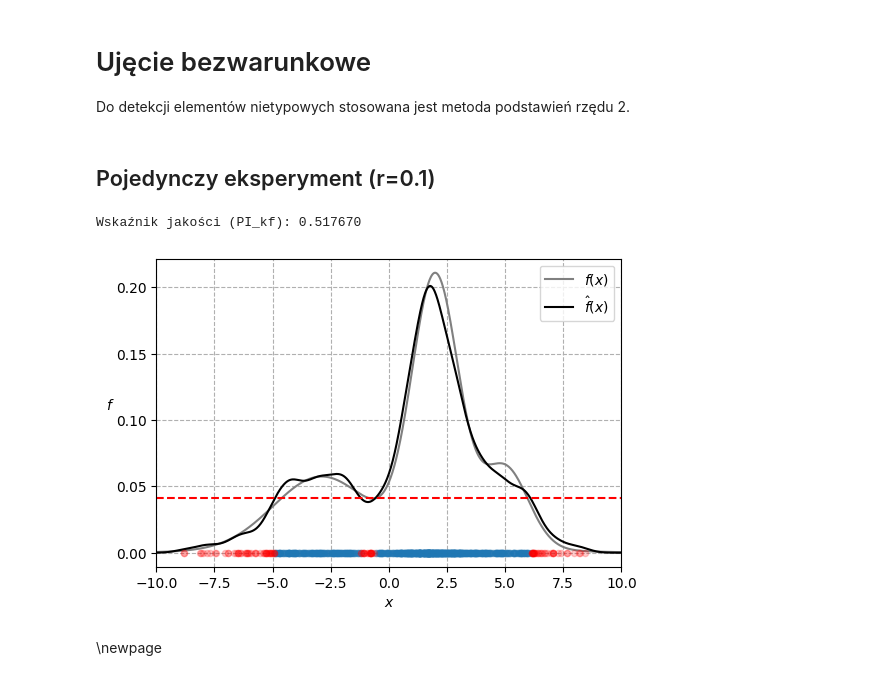
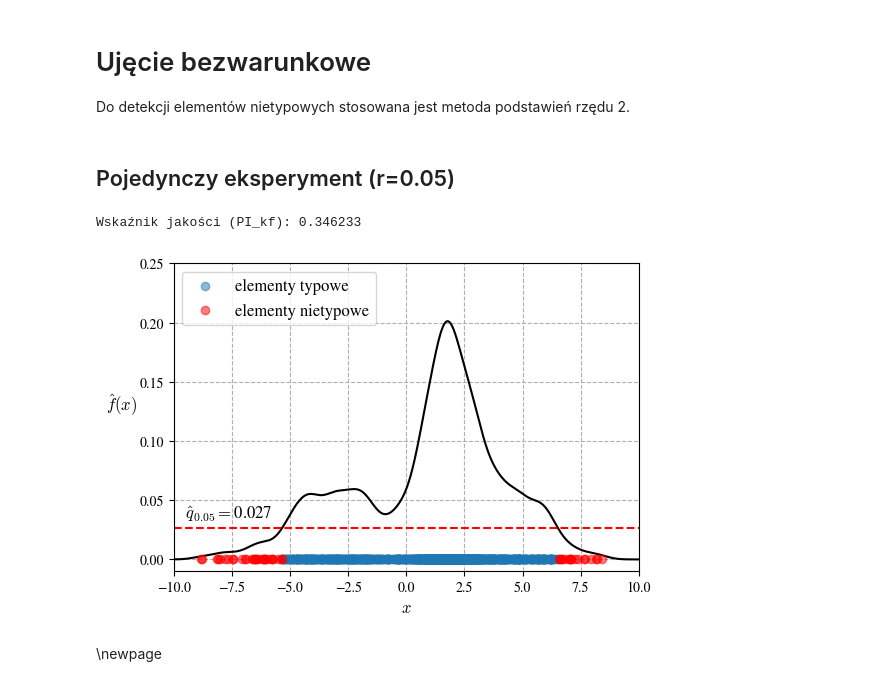
Before and after one commit to krystianfranus/kde-learn, a Jupyter notebook: notebooks/synthetic_dataset_outliers.ipynb, the cells around one changed output. Cells and saved outputs as stored; diff of their text form; code cells hidden in the pictures.

```diff
--- a/notebooks/synthetic_dataset_outliers.ipynb
+++ b/notebooks/synthetic_dataset_outliers.ipynb
@@ -115,7 +125,7 @@ Uwaga: Dane z 4 członu to traktowane są jako szum
 np.random.seed(1)
 
 # Data
-n_experiments = 2  # 100
+n_experiments = 100
 m_train = 1000
 n_x, n_y = 1, 1
 
@@ -164,17 +174,18 @@ y_train = z_train[:, :, [1]]
 
 
 # Plot
-plt.figure(figsize=(6, 4))
+plt.figure(figsize=(6, 4), dpi=100)
 
-plt.scatter(x_train[0, -m_train4:], y_train[0, -m_train4:], facecolors="none", edgecolors="red", zorder=2, alpha=0.8)
-plt.scatter(x_train[0, :m_train1], y_train[0, :m_train1], facecolors="none", edgecolors="cornflowerblue", zorder=2, alpha=0.8)
-plt.scatter(x_train[0, m_train1:m_train1+m_train2], y_train[0, m_train1:m_train1+m_train2], facecolors="none", edgecolors="goldenrod", zorder=2, alpha=0.8)
-plt.scatter(x_train[0, m_train1+m_train2:m_train1+m_train2+m_train3], y_train[0, m_train1+m_train2:m_train1+m_train2+m_train3], facecolors="none", edgecolors="mediumseagreen", zorder=2, alpha=0.8)
+plt.scatter(x_train[0, -m_train4:], y_train[0, -m_train4:], c="red", zorder=2, alpha=0.5)
+plt.scatter(x_train[0, :m_train1], y_train[0, :m_train1], c="cornflowerblue", zorder=2, alpha=0.5)
+plt.scatter(x_train[0, m_train1:m_train1+m_train2], y_train[0, m_train1:m_train1+m_train2], c="goldenrod", zorder=2, alpha=0.5)
+plt.scatter(x_train[0, m_train1+m_train2:m_train1+m_train2+m_train3], y_train[0, m_train1+m_train2:m_train1+m_train2+m_train3], c="mediumseagreen", zorder=2, alpha=0.5)
 
 plt.xlim(-10, 10)
-plt.ylim(-5, 5)
-plt.xlabel("$x$")
-plt.ylabel("$y$", rotation=0)
+plt.ylim(-6, 6)
+plt.xlabel("$x$", fontsize=12)
+plt.ylabel("$y$", rotation=0, fontsize=12)
 plt.grid(linestyle="--")
+# plt.savefig("synthetic_data.pdf", format="pdf", bbox_inches="tight")
 plt.show()
 # %% [output]
@@ -194,42 +205,45 @@ x_grid = np.linspace(-10, 10, 1000)[:, None]
 
 Do detekcji elementów nietypowych stosowana jest metoda podstawień rzędu 2.
 # %% [markdown]
-## Pojedynczy eksperyment (r=0.1)
+## Pojedynczy eksperyment (r=0.05)
 # %%
-kde_outlier_detector = KDEOutliersDetection().fit(x_train[0], bandwidth=bandwidth_x[0], r=0.1)
+kde_outlier_detector = KDEOutliersDetection().fit(x_train[0], bandwidth=bandwidth_x[0], r=0.05)
 scores = kde_outlier_detector.kde.pdf(x_grid)
 labels_pred = kde_outlier_detector.predict(x_train[0])
 
 metric = pi_kf(x_train[0], labels_pred)
 print(f"Wskaźnik jakości (PI_kf): {metric:.6f}")
 
 
-true_dist1 = m_train1 / m_train * norm.pdf(x_grid, loc=-3, scale=2)
-true_dist2 = m_train2 / m_train * norm.pdf(x_grid, loc=2, scale=1)
-true_dist3 = m_train3 / m_train * norm.pdf(x_grid, loc=5, scale=1)
-true_dist4 = m_train4 / m_train * norm.pdf(x_grid, loc=0, scale=4)
-true_dist = true_dist1 + true_dist2 + true_dist3 + true_dist4
+# true_dist1 = m_train1 / m_train * norm.pdf(x_grid, loc=-3, scale=2)
+# true_dist2 = m_train2 / m_train * norm.pdf(x_grid, loc=2, scale=1)
+# true_dist3 = m_train3 / m_train * norm.pdf(x_grid, loc=5, scale=1)
+# true_dist4 = m_train4 / m_train * norm.pdf(x_grid, loc=0, scale=4)
+# true_dist = true_dist1 + true_dist2 + true_dist3 + true_dist4
 
 
 # Plot
-plt.figure(figsize=(6, 4))
+plt.figure(figsize=(6, 4), dpi=100)
 
-plt.plot(x_grid, true_dist, c="grey", label="$f(x)$")
-plt.plot(x_grid, scores, c="k", label="$\hat{f}(x)$")
+# plt.plot(x_grid, true_dist, c="grey", label="$f(x)$")
+plt.plot(x_grid, scores, c="k")
 plt.hlines(kde_outlier_detector.threshold, -10, 10, linestyle="--", color="r")
-plt.scatter(x_train[0, labels_pred==0], x_train[0, labels_pred==0]*0, s=20, alpha=0.2, zorder=2)
-plt.scatter(x_train[0, labels_pred==1], x_train[0, labels_pred==1]*0, c="red", s=20, alpha=0.2, zorder=2)
+plt.scatter(x_train[0, labels_pred==0], x_train[0, labels_pred==0]*0, alpha=0.5, zorder=2, label="elementy typowe")
+plt.scatter(x_train[0, labels_pred==1], x_train[0, labels_pred==1]*0, c="red", alpha=0.5, zorder=2, label="elementy nietypowe")
+plt.text(-9.5, 0.035, "$\hat{q}_{0.05} = $" + f"{kde_outlier_detector.threshold:.3f}", fontsize=12)
 
-plt.legend()
-plt.xlabel("$x$")
-plt.ylabel("$f$", rotation=0)
+plt.legend(fontsize=12)
+plt.xlabel("$x$", fontsize=12)
+plt.ylabel("$\hat{f}(x)$", rotation=0, labelpad=13, fontsize=12)
 plt.xlim(-10, 10)
+plt.ylim(top=0.25)
 plt.grid(linestyle="--")
 
+# plt.savefig("synthetic_data_outliers_kde.pdf", format="pdf", bbox_inches="tight")
 plt.show()
 # %% [output]
-Wskaźnik jakości (PI_kf): 0.517670
+Wskaźnik jakości (PI_kf): 0.346233
-[figure, old version]
+[figure, new version]
 # %% [markdown]
 \newpage
 # %% [markdown]
```
Also changed, not shown: parts of 45 cells of this notebook, 49 other files.
